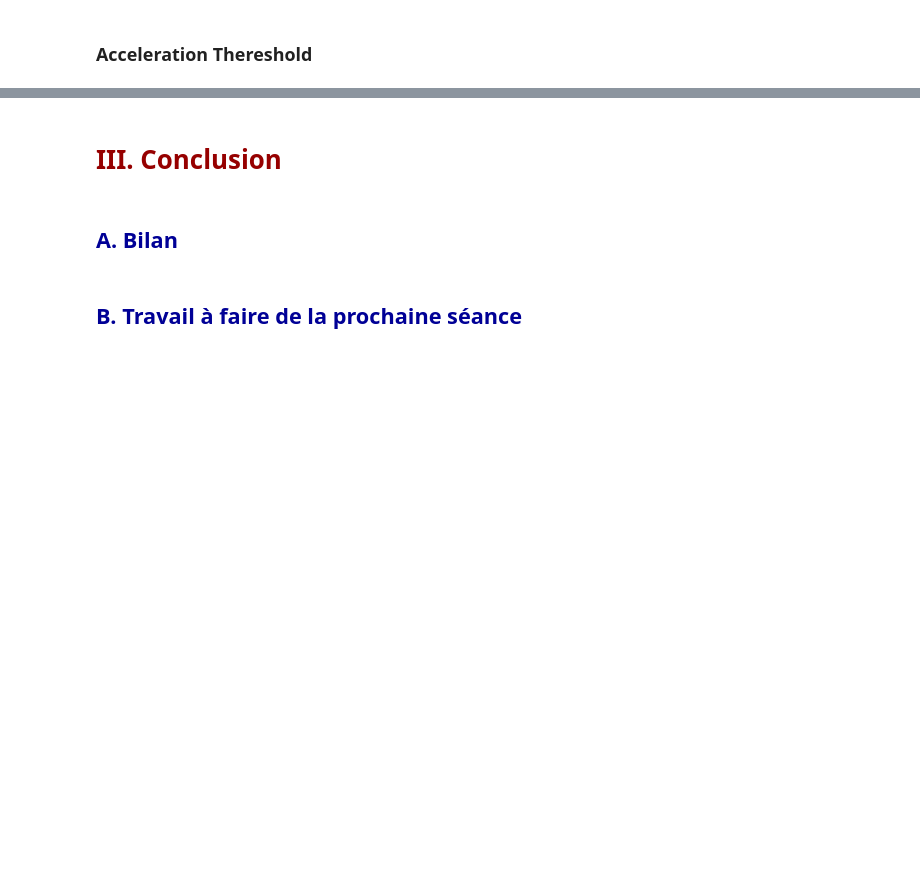
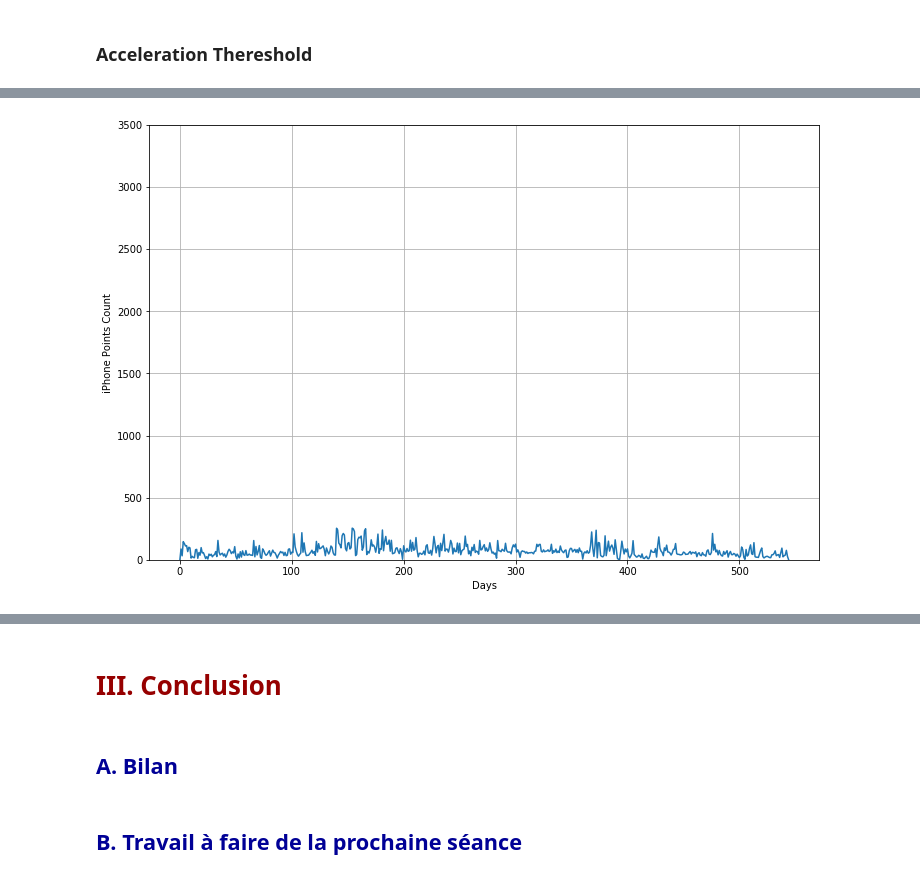
Before and after one commit to AmigoCap/GPSFlow, a Jupyter notebook: 3-Segmentation.ipynb, the cells around one changed output, grey strips where cells are left out. Saved outputs shown, nothing was run; the diff lists cells and outputs as text; code cells hidden in the pictures; blank space fills up the shorter version.

```diff
--- a/3-Segmentation.ipynb
+++ b/3-Segmentation.ipynb
@@ -158,0 +220,10 @@ IFrame('3-files/lowAcceleration.html', width=990, height=500)
+# %%
+plt.figure(figsize=(12,8))
+plt.plot(iphone_points, '-')
+plt.grid(True)
+plt.ylabel('iPhone Points Count')
+plt.xlabel('Days')
+plt.ylim((0, 3500))
+plt.show()
+# %% [output]
+[figure, added]
```
Also changed, not shown: parts of 27 cells of this notebook, 4 other files.
